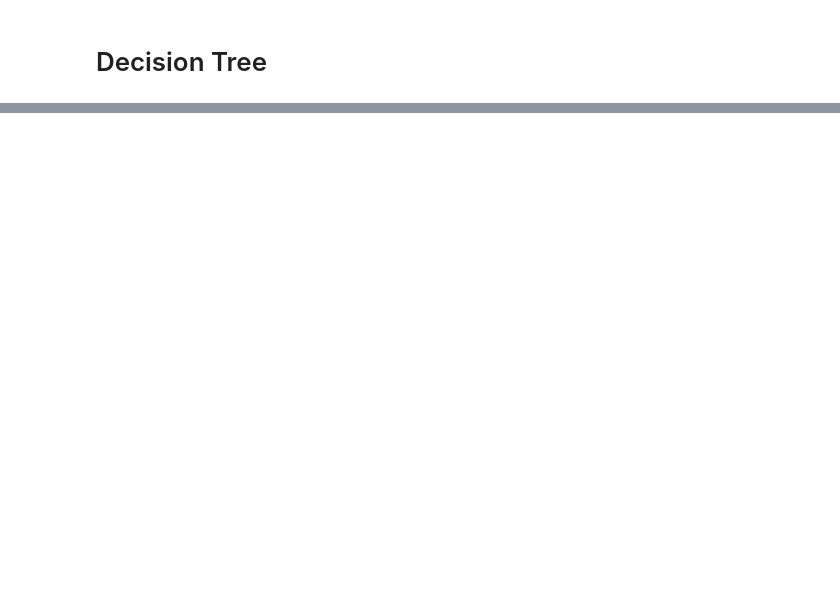
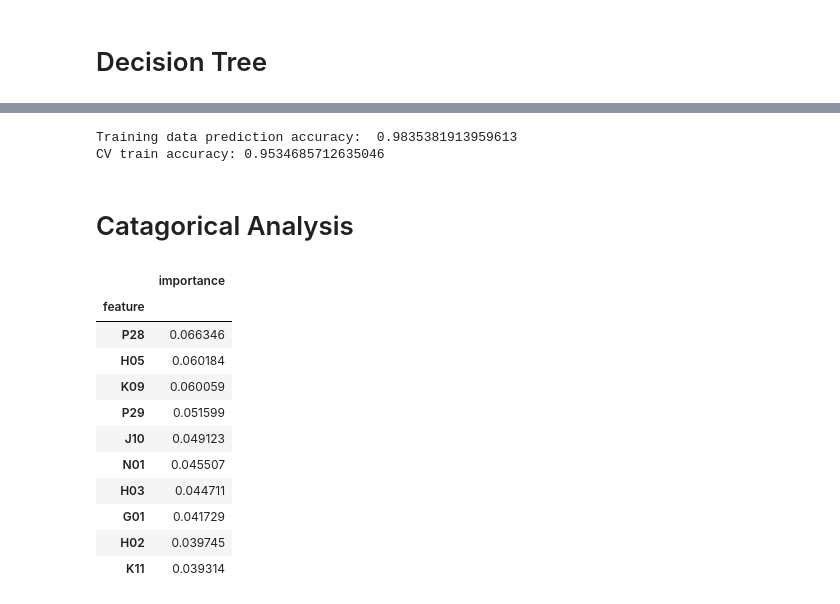
Before and after one commit to BobbyGerberick/Flatiron_Capstone, a Jupyter notebook: SETUPS_notebook_test.ipynb, the cells around one changed output, grey strips where cells are left out. Cells and saved outputs as stored; diff of their text form; code cells hidden in the pictures; blank space fills up the shorter version.

```diff
--- a/SETUPS_notebook_test.ipynb
+++ b/SETUPS_notebook_test.ipynb
@@ -258,0 +535,7 @@ array([0.97530864, 0.96790123, 0.97201646, 0.95884774, 0.97201646])
+# %%
+forest_pipe.set_params(classifier__n_estimators = gridsearch.best_params_['classifier__n_estimators'],
+                       classifier__criterion = gridsearch.best_params_['classifier__criterion'],
+                       classifier__max_depth = gridsearch.best_params_['classifier__max_depth'],
+                       classifier__bootstrap = gridsearch.best_params_['classifier__bootstrap'],
+                      )
+forest_pipe.fit(X_train, y_train)
@@ -258,0 +669,16 @@ array([0.97530864, 0.96790123, 0.97201646, 0.95884774, 0.97201646])
+# %%
+forest_pipe_SVD = Pipeline(
+    [
+        ("preprocess", preprocessing),
+        ("SVD", TruncatedSVD(n_components = 200)),
+        ("classifier", RandomForestClassifier(max_depth = 12,
+                                              n_estimators = 200,
+                                              min_samples_split = 5,
+                                              min_samples_leaf = 4,
+                                              bootstrap = True,
+
+                                             )
+        )
+    ]
+)
+forest_pipe_SVD.fit(X_train, y_train)
@@ -258,0 +704,9 @@ array([0.97530864, 0.96790123, 0.97201646, 0.95884774, 0.97201646])
+# %%
+param_grid = {'classifier__n_estimators': [175, 200, 225],
+              'classifier__max_depth': [8, 10, 12],
+              'SVD__n_components' : [10, 100, 200, 300, 1000]
+             }
+
+gridsearch = GridSearchCV(estimator=forest_pipe_SVD, param_grid=param_grid, scoring='accuracy', cv=5, n_jobs = 3)
+# Fit the training data
+gridsearch.fit(X_train, y_train)
@@ -258,0 +743,20 @@ array([0.97530864, 0.96790123, 0.97201646, 0.95884774, 0.97201646])
+# %%
+forest_pipe.set_params(SVD__n_components = gridsearch.best_params_['classifier__bootstrap'],
+                       classifier__max_depth = gridsearch.best_params_['classifier__max_depth'],
+                       classifier__min_samples_leaf = gridsearch.best_params_['classifier__min_samples_leaf'],
+                       classifier__min_samples_split = gridsearch.best_params_['classifier__min_samples_split'],
+                       classifier__n_estimators = gridsearch.best_params_['classifier__n_estimators'])
+forest_pipe.fit(X_train, y_train)
+# %%
+#Getting predictions from pipeline using training data
+y_pred = forest_pipe_SVD.predict(X_train)
+#Checking accuracy of predictions
+print(f"Training data prediction accuracy: ", accuracy_score(y_train, y_pred))
+
+#getting cross validation score for training data
+print(f"CV train accuracy: {cross_val_score(forest_pipe_SVD, X_train, y_train, cv=5, scoring = 'accuracy').mean()}")
+# %% [output]
+Training data prediction accuracy:  0.9835381913959613
+CV train accuracy: 0.9534685712635046
+# %% [markdown]
+# Catagorical Analysis
@@ -258,0 +800,16 @@ array([0.97530864, 0.96790123, 0.97201646, 0.95884774, 0.97201646])
+# %%
+forest_importances = get_feature_importances(forest_pipe)
+forest_importances.nlargest(10, columns= 'importance')
+# %% [output]
+|  | importance |
+| feature |  |
+| P28 | 0.066346 |
+| H05 | 0.060184 |
+| K09 | 0.060059 |
+| P29 | 0.051599 |
+| J10 | 0.049123 |
+| N01 | 0.045507 |
+| H03 | 0.044711 |
+| G01 | 0.041729 |
+| H02 | 0.039745 |
+| K11 | 0.039314 |
```
Also changed, not shown: parts of 101 cells of this notebook, 1 other file.
